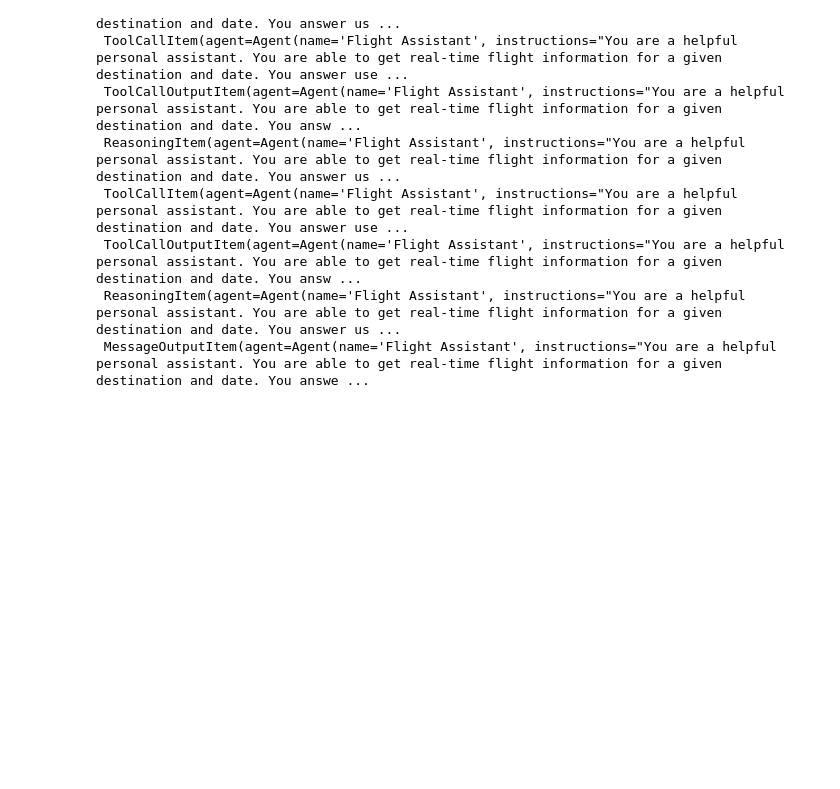
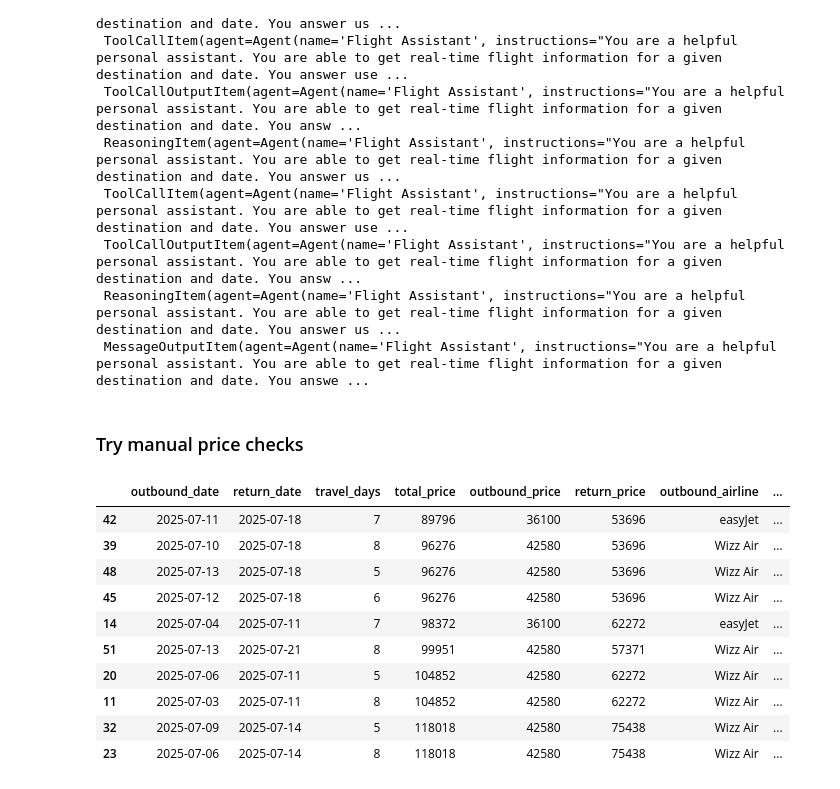
Before and after one commit to kristofrabay/genai-llm-experiments, a Jupyter notebook: nb/flights/flights.ipynb, the cells around one changed output. Saved outputs shown, nothing was run; the diff lists cells and outputs as text; code cells hidden in the pictures; blank space fills up the shorter version.

Commit message:
flight combinations are running - for loop for now to not hit rate limits, some asyncronization is possible

```diff
--- a/nb/flights/flights.ipynb
+++ b/nb/flights/flights.ipynb
@@ -258,3 +259,5 @@ a.new_items
  ToolCallOutputItem(agent=Agent(name='Flight Assistant', instructions="You are a helpful personal assistant. You are able to get real-time flight information for a given destination and date. You answ ...
  ReasoningItem(agent=Agent(name='Flight Assistant', instructions="You are a helpful personal assistant. You are able to get real-time flight information for a given destination and date. You answer us ...
  MessageOutputItem(agent=Agent(name='Flight Assistant', instructions="You are a helpful personal assistant. You are able to get real-time flight information for a given destination and date. You answe ...
+# %% [markdown]
+### Try manual price checks
@@ -260,0 +393,25 @@ a.new_items
+# %%
+# Example usage:
+best_flights, all_combinations = find_cheapest_round_trip(
+    outbound_date="2025-07-10",
+    total_travel_time_min=10,
+    total_travel_time_max=16,
+    outbound_date_flexibility=30,
+    from_airport="BUD",
+    to_airports=["JFK", "EWR", "LAX", "SFO"],
+    max_stops=2
+)
+# %%
+all_combinations.sort_values(['total_price']).head(10)
+# %% [output]
+|  | outbound_date | return_date | travel_days | total_price | outbound_price | return_price | outbound_airline | ... |
+| 42 | 2025-07-11 | 2025-07-18 | 7 | 89796 | 36100 | 53696 | easyJet | ... |
+| 39 | 2025-07-10 | 2025-07-18 | 8 | 96276 | 42580 | 53696 | Wizz Air | ... |
+| 48 | 2025-07-13 | 2025-07-18 | 5 | 96276 | 42580 | 53696 | Wizz Air | ... |
+| 45 | 2025-07-12 | 2025-07-18 | 6 | 96276 | 42580 | 53696 | Wizz Air | ... |
+| 14 | 2025-07-04 | 2025-07-11 | 7 | 98372 | 36100 | 62272 | easyJet | ... |
+| 51 | 2025-07-13 | 2025-07-21 | 8 | 99951 | 42580 | 57371 | Wizz Air | ... |
+| 20 | 2025-07-06 | 2025-07-11 | 5 | 104852 | 42580 | 62272 | Wizz Air | ... |
+| 11 | 2025-07-03 | 2025-07-11 | 8 | 104852 | 42580 | 62272 | Wizz Air | ... |
+| 32 | 2025-07-09 | 2025-07-14 | 5 | 118018 | 42580 | 75438 | Wizz Air | ... |
+| 23 | 2025-07-06 | 2025-07-14 | 8 | 118018 | 42580 | 75438 | Wizz Air | ... |
```
Also changed, not shown: parts of 2 cells of this notebook.
